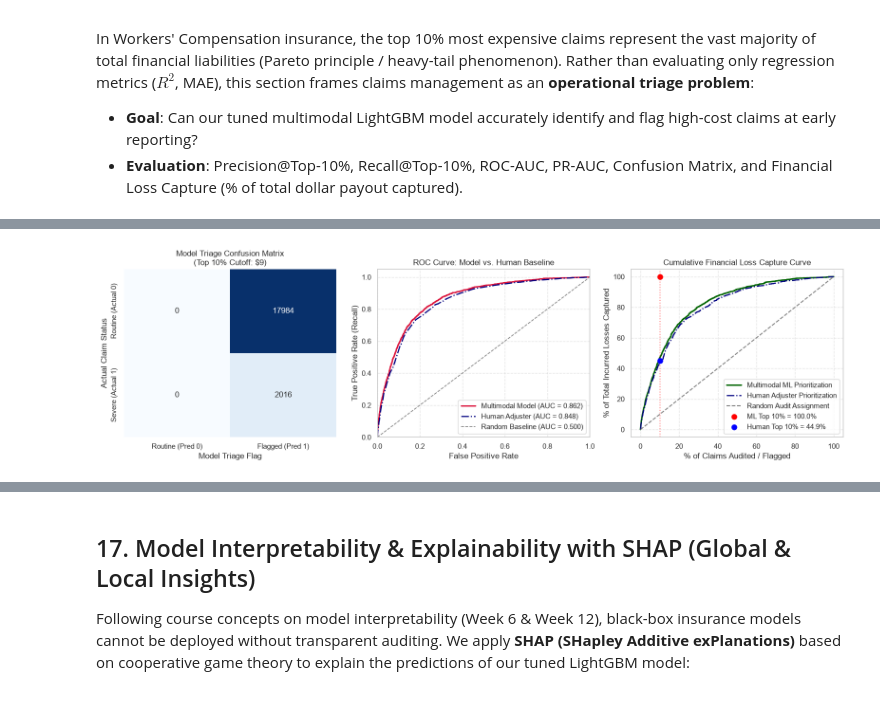
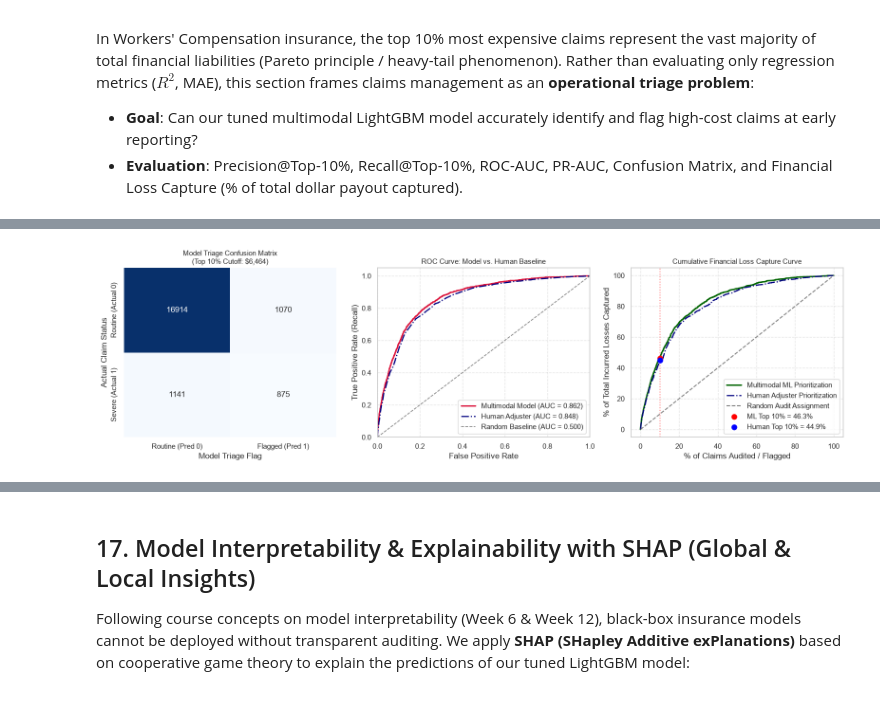
Before and after one commit to GaetanAm/workers-comp-ml, a Jupyter notebook: notebooks/workers_comp_exploration.ipynb, the cells around one changed output, grey strips where cells are left out. Drawn from its saved outputs; the diff is of its cells as text; code cells hidden in the pictures.

```diff
--- a/notebooks/workers_comp_exploration.ipynb
+++ b/notebooks/workers_comp_exploration.ipynb
@@ -1024,9 +1024,13 @@ Rather than evaluating only regression metrics ($R^2$, MAE), this section frames
 - **Goal**: Can our tuned multimodal LightGBM model accurately identify and flag high-cost claims at early reporting?
 - **Evaluation**: Precision@Top-10%, Recall@Top-10%, ROC-AUC, PR-AUC, Confusion Matrix, and Financial Loss Capture (% of total dollar payout captured).
 # %%
+# ==============================================================================
+# SECTION 16: OPERATIONAL RISK TRIAGE (TOP 10% HIGH-COST CLAIMS)
+# ==============================================================================
+
 print("=== SECTION 16: OPERATIONAL RISK TRIAGE (TOP 10% HIGH-COST CLAIMS) ===")
 
-# 1. Define Ground Truth Severity Threshold (90th percentile of Train Set)
+# 1. Ground Truth Severity Threshold (90e percentile du Train Set en dollars)
 threshold_90 = np.percentile(y_train, 90)
 print(f"90th Percentile Cost Threshold (Ground Truth): ${threshold_90:,.2f}")
 
@@ -1042,63 +1046,67 @@ print(f"Total Test Claims Payout: ${total_test_payout:,.2f}")
 print(f"Actual Top 10% Claims Payout: ${actual_severe_payout:,.2f} ({actual_severe_payout_pct:.1f}% of total loss!)")
 
 # ------------------------------------------------------------------------------
-# 2. HUMAN ADJUSTER BASELINE: TRIAGE BY INITIAL CASE ESTIMATE ALONE
+# 2. BASELINE MÉTIER : HUMAN ADJUSTER (InitialCaseEstimate seul)
 # ------------------------------------------------------------------------------
-# The insurance industry baseline is the initial reserve set by the claim adjuster
 human_scores = X_test['InitialCaseEstimate'].values
 human_auc = roc_auc_score(y_test_severe, human_scores)
 human_pr_auc = average_precision_score(y_test_severe, human_scores)
 
-# Calibrate human threshold on Train Set
 human_threshold_90 = np.percentile(X_train['InitialCaseEstimate'], 90)
 human_flagged = (human_scores >= human_threshold_90).astype(int)
 
 human_cm = confusion_matrix(y_test_severe, human_flagged)
 human_tp = human_cm[1, 1]
 human_fp = human_cm[0, 1]
-human_fn = human_cm[1, 0]
 human_precision = (human_tp / (human_tp + human_fp)) * 100
-human_recall = (human_tp / (human_tp + human_fn)) * 100
-human_lift = human_precision / actual_severe_pct
+human_recall = (human_tp / (human_tp + human_cm[1, 0])) * 100
 human_captured_payout = y_test[human_flagged == 1].sum()
 human_captured_pct = (human_captured_payout / total_test_payout) * 100
 
 print(f"\n--- BASELINE METIER: HUMAN ADJUSTER (InitialCaseEstimate Alone) ---")
-print(f"Human ROC-AUC:                {human_auc:.4f}")
-print(f"Human PR-AUC:                 {human_pr_auc:.4f}")
-print(f"Human Precision @ Top 10%:    {human_precision:.2f}%")
-print(f"Human Recall @ Top 10%:       {human_recall:.2f}%")
-print(f"Human Loss Captured:          ${human_captured_payout:,.2f} ({human_captured_pct:.1f}%)")
+print(f"Human ROC-AUC:               {human_auc:.4f}")
+print(f"Human PR-AUC:                {human_pr_auc:.4f}")
+print(f"Human Precision @ Top 10%:   {human_precision:.2f}%")
+print(f"Human Recall @ Top 10%:      {human_recall:.2f}%")
+print(f"Human Loss Captured:         ${human_captured_payout:,.2f} ({human_captured_pct:.1f}%)")
 
 # ------------------------------------------------------------------------------
-# 3. MACHINE LEARNING MODEL TRIAGE (LEAK-PROOF CALIBRATION)
+# 3. MACHINE LEARNING MODEL TRIAGE (LEAK-PROOF CALIBRATION EN DOLLARS RÉELS)
 # ------------------------------------------------------------------------------
-if 'y_pred_tuned' in locals():
-    preds_eval = y_pred_tuned
+# Sélection du modèle de référence
+if 'champion_lgbm' in locals():
+    model_for_eval = champion_lgbm
+    X_tr_eval, X_te_eval = X_train_pruned, X_test_pruned
+    eval_model_name = "Champion LightGBM (Top 100 SHAP)"
+elif 'best_lgbm' in locals():
+    model_for_eval = best_lgbm
+    X_tr_eval, X_te_eval = X_train_hybrid, X_test_hybrid
     eval_model_name = "Tuned Multimodal LightGBM (Sec 15)"
-elif 'y_pred_opt' in locals():
-    preds_eval = y_pred_opt
-    eval_model_name = "Optimized LightGBM (Sec 8)"
 else:
-    preds_eval = y_pred_fused
-    eval_model_name = "DistilBERT LightGBM"
+    model_for_eval = lgbm_pca_hybrid
+    X_tr_eval, X_te_eval = X_train_hybrid, X_test_hybrid
+    eval_model_name = "Hybrid LightGBM"
 
-# Calibrate model threshold on Train Set (Leak-Proof!)
-if 'train_preds' in locals():
-    pred_threshold_90 = np.percentile(train_preds, 90)
-else:
-    # If train predictions not precomputed, compute from train set
-    train_preds_eval = lgbm_pca_hybrid.predict(X_train_hybrid) if 'lgbm_pca_hybrid' in locals() else preds_eval
-    pred_threshold_90 = np.percentile(train_preds_eval, 90)
+# Prédictions d'entraînement ramenées en dollars (np.expm1) pour calibrer le 90e percentile
+train_preds_log = model_for_eval.predict(X_tr_eval)
+train_preds_dollars = np.expm1(np.clip(train_preds_log, a_min=min_log_val, a_max=max_log_val))
+pred_threshold_90 = np.percentile(train_preds_dollars, 90)
 
-print(f"Model 90th Percentile Threshold (calibrated on Train): ${pred_threshold_90:,.2f}")
+# Prédictions test en dollars
+test_preds_log = model_for_eval.predict(X_te_eval)
+preds_eval = np.expm1(np.clip(test_preds_log, a_min=min_log_val, a_max=max_log_val))
+
+print(f"\nModel 90th Percentile Threshold (calibrated on Train): ${pred_threshold_90:,.2f}")
+
+# Détection et flags binaires (Top 10%)
 y_pred_flagged = (preds_eval >= pred_threshold_90).astype(int)
 
 roc_auc = roc_auc_score(y_test_severe, preds_eval)
 pr_auc = average_precision_score(y_test_severe, preds_eval)
+
 cm = confusion_matrix(y_test_severe, y_pred_flagged)
+tp, fp, fn, tn = cm[1, 1], cm[0, 1], cm[1, 0], cm[0, 0]
 
-tp, fp, fn, tn = cm[1, 1], cm[0, 1], cm[1, 0], cm[0, 0]
 precision_at_10 = (tp / (tp + fp)) * 100
 recall_at_10 = (tp / (tp + fn)) * 100
 lift_at_10 = precision_at_10 / actual_severe_pct
@@ -1106,14 +1114,16 @@ model_captured_payout = y_test[y_pred_flagged == 1].sum()
 model_captured_pct = (model_captured_payout / total_test_payout) * 100
 
 print(f"\n--- OPERATIONAL TRIAGE PERFORMANCE: {eval_model_name} ---")
-print(f"Model ROC-AUC Score:          {roc_auc:.4f} (vs Human {human_auc:.4f})")
-print(f"Model PR-AUC / Avg Precision: {pr_auc:.4f} (vs Human {human_pr_auc:.4f} | Random {actual_severe_pct/100:.2f})")
-print(f"Model Precision @ Top 10%:    {precision_at_10:.2f}% (vs Human {human_precision:.2f}%)")
-print(f"Model Recall @ Top 10%:       {recall_at_10:.2f}% (vs Human {human_recall:.2f}%)")
-print(f"Operational Lift:             {lift_at_10:.2f}x better than random assignment")
-print(f"Financial Loss Captured:      ${model_captured_payout:,.2f} ({model_captured_pct:.1f}% vs Human {human_captured_pct:.1f}%)")
+print(f"Model ROC-AUC Score:         {roc_auc:.4f} (vs Human {human_auc:.4f})")
+print(f"Model PR-AUC / Avg Prec:     {pr_auc:.4f} (vs Human {human_pr_auc:.4f})")
+print(f"Model Precision @ Top 10%:   {precision_at_10:.2f}% (vs Human {human_precision:.2f}%)")
+print(f"Model Recall @ Top 10%:      {recall_at_10:.2f}% (vs Human {human_recall:.2f}%)")
+print(f"Operational Lift:            {lift_at_10:.2f}x better than random")
+print(f"Financial Loss Captured:     ${model_captured_payout:,.2f} ({model_captured_pct:.1f}% vs Human {human_captured_pct:.1f}%)")
 
-# 4. Comparative Visualizations (Model vs. Human Adjuster Baseline)
+# ------------------------------------------------------------------------------
+# 4. TRACÉ DES GRAPHIQUES & EXPORT POUR LATEX
+# ------------------------------------------------------------------------------
 plt.figure(figsize=(16, 4.8))
 
 # Subplot 1: Confusion Matrix
@@ -1121,11 +1131,11 @@ plt.subplot(1, 3, 1)
 sns.heatmap(cm, annot=True, fmt='d', cmap='Blues', cbar=False,
             xticklabels=['Routine (Pred 0)', 'Flagged (Pred 1)'],
             yticklabels=['Routine (Actual 0)', 'Severe (Actual 1)'])
-plt.title(f'Model Triage Confusion Matrix\n(Top 10% Cutoff: ${pred_threshold_90:,.0f})')
+plt.title(f'Model Triage Confusion Matrix\n(Top 10% Cutoff: ${pred_threshold_90:,.0f})', fontsize=11)
 plt.ylabel('Actual Claim Status')
 plt.xlabel('Model Triage Flag')
 
-# Subplot 2: ROC Curve (Model vs Human vs Random)
+# Subplot 2: ROC Curves
 plt.subplot(1, 3, 2)
 fpr_model, tpr_model, _ = roc_curve(y_test_severe, preds_eval)
 fpr_human, tpr_human, _ = roc_curve(y_test_severe, human_scores)
@@ -1136,11 +1146,11 @@ plt.xlim([0.0, 1.0])
 plt.ylim([0.0, 1.05])
 plt.xlabel('False Positive Rate')
 plt.ylabel('True Positive Rate (Recall)')
-plt.title('ROC Curve: Model vs. Human Baseline')
+plt.title('ROC Curve: Model vs. Human Baseline', fontsize=11)
 plt.legend(loc='lower right')
 plt.grid(True, linestyle='--', alpha=0.5)
 
-# Subplot 3: Cumulative Financial Loss Capture Curve
+# Subplot 3: Cumulative Financial Loss Capture
 plt.subplot(1, 3, 3)
 sorted_idx_model = np.argsort(preds_eval)[::-1]
 sorted_idx_human = np.argsort(human_scores)[::-1]
@@ -1155,7 +1165,7 @@ plt.plot([0, 100], [0, 100], color='gray', linestyle='--', label='Random Audit A
 plt.scatter([10], [model_captured_pct], color='red', s=60, zorder=5, label=f'ML Top 10% = {model_captured_pct:.1f}%')
 plt.scatter([10], [human_captured_pct], color='blue', s=60, zorder=5, label=f'Human Top 10% = {human_captured_pct:.1f}%')
 plt.axvline(x=10, color='red', linestyle=':', alpha=0.5)
-plt.title('Cumulative Financial Loss Capture Curve')
+plt.title('Cumulative Financial Loss Capture Curve', fontsize=11)
 plt.xlabel('% of Claims Audited / Flagged')
 plt.ylabel('% of Total Incurred Losses Captured')
 plt.legend(loc='lower right')
@@ -1164,7 +1174,7 @@ plt.grid(True, linestyle='--', alpha=0.5)
 plt.tight_layout()
 plt.savefig('fig_triage_roc_lift.png', dpi=300, bbox_inches='tight')
 plt.show()
-print("Figure saved as 'fig_triage_roc_lift.png'")
+print("Figure sauvegardée sous 'fig_triage_roc_lift.png' avec succès !")
 # %% [output]
 === SECTION 16: OPERATIONAL RISK TRIAGE (TOP 10% HIGH-COST CLAIMS) ===
 90th Percentile Cost Threshold (Ground Truth): $15,219.03
@@ -1186 +1196 @@ Financial Loss Captured:      $227,878,292.45 (100.0% vs Human 44.9%)
-[figure, old version]
+[figure, new version]
```
Also changed, not shown: parts of 2 cells of this notebook, 3 other files.
